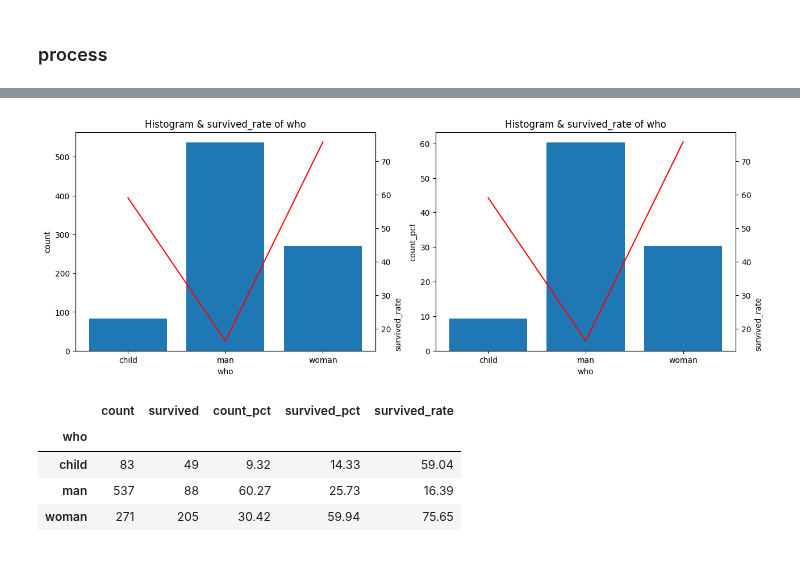
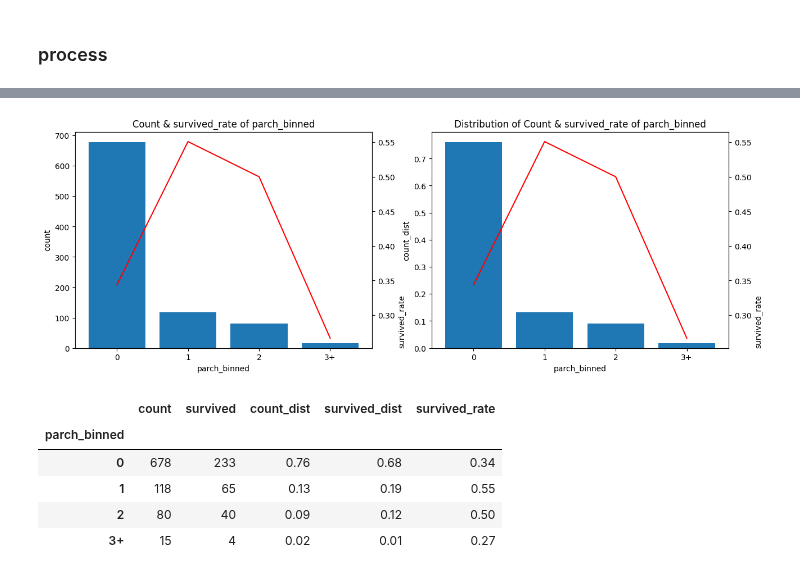
Before and after one commit to 0xdomyz/python_collection, a Jupyter notebook: data/analysis/sfa.ipynb, the cells around one changed output, grey strips where cells are left out. Drawn from its saved outputs; the diff is of its cells as text; code cells hidden in the pictures.

```diff
--- a/data/analysis/sfa.ipynb
+++ b/data/analysis/sfa.ipynb
@@ -87,0 +135,11 @@ df.head(1)
+# %%
+# example
+df = df
+col ="who"
+target_col="survived"
+seg_col ="sex"
+# seg_col = None
+exposure_col = "fare"
+exposure_on_target_too = True
+df2 = calculate_signal(df, target_col=target_col, col=col, seg_col=seg_col, exposure_col=exposure_col)
+df2
@@ -87,0 +191,8 @@ df.head(1)
+# %%
+# specific binning
+edges = [-np.inf, 0, 20, 40, 100, np.inf]
+df["age_binned"] = pd.cut(df["age"], bins=edges, right=False)
+
+_ = calculate_signal(df, target_col="survived", col="age_binned")
+plot_bar_and_line(_, col="count", target_col="survived_rate", rotation=45)
+_.round(2)
@@ -88,11 +209,16 @@ df.head(1)
 # %%
-_ = calculate_signal(df, target_col="survived", col="who")
+idx = df.eval("parch >= 3")
+df["parch_binned"] = df["parch"].astype(str)
+df.loc[idx, "parch_binned"] = "3+"
+
+_ = calculate_signal(df, target_col="survived", col="parch_binned")
 plot_bar_and_line(_, col="count", target_col="survived_rate", rotation=0)
 _.round(2)
 # %% [output]
-[figure, old version]
+[figure, new version]
-|  | count | survived | count_pct | survived_pct | survived_rate |
-| who |  |  |  |  |  |
-| child | 83 | 49 | 9.32 | 14.33 | 59.04 |
-| man | 537 | 88 | 60.27 | 25.73 | 16.39 |
-| woman | 271 | 205 | 30.42 | 59.94 | 75.65 |
+|  | count | survived | count_dist | survived_dist | survived_rate |
+| parch_binned |  |  |  |  |  |
+| 0 | 678 | 233 | 0.76 | 0.68 | 0.34 |
+| 1 | 118 | 65 | 0.13 | 0.19 | 0.55 |
+| 2 | 80 | 40 | 0.09 | 0.12 | 0.50 |
+| 3+ | 15 | 4 | 0.02 | 0.01 | 0.27 |
```
Also changed, not shown: parts of 23 cells of this notebook.
